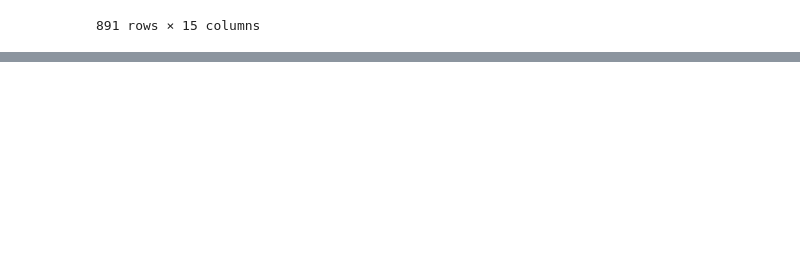
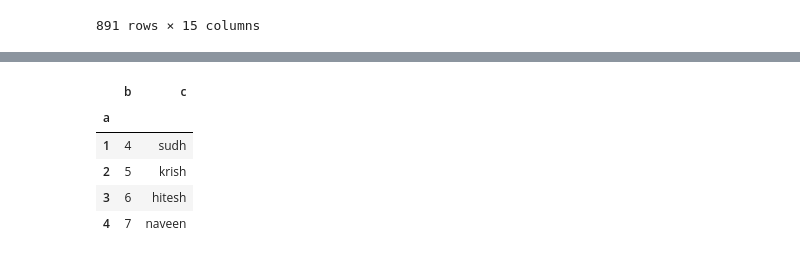
Before and after one commit to interrupted-dev/alpha, a Jupyter notebook: Pandas.ipynb, the cells around one changed output, grey strips where cells are left out. Drawn from its saved outputs; the diff is of its cells as text; code cells hidden in the pictures; blank space fills up the shorter version.

```diff
--- a/Pandas.ipynb
+++ b/Pandas.ipynb
@@ -1890,0 +1918,9 @@ df
+# %%
+df
+# %% [output]
+|  | b | c |
+| a |  |  |
+| 1 | 4 | sudh |
+| 2 | 5 | krish |
+| 3 | 6 | hitesh |
+| 4 | 7 | naveen |
```
Also changed, not shown: parts of 19 cells of this notebook.
